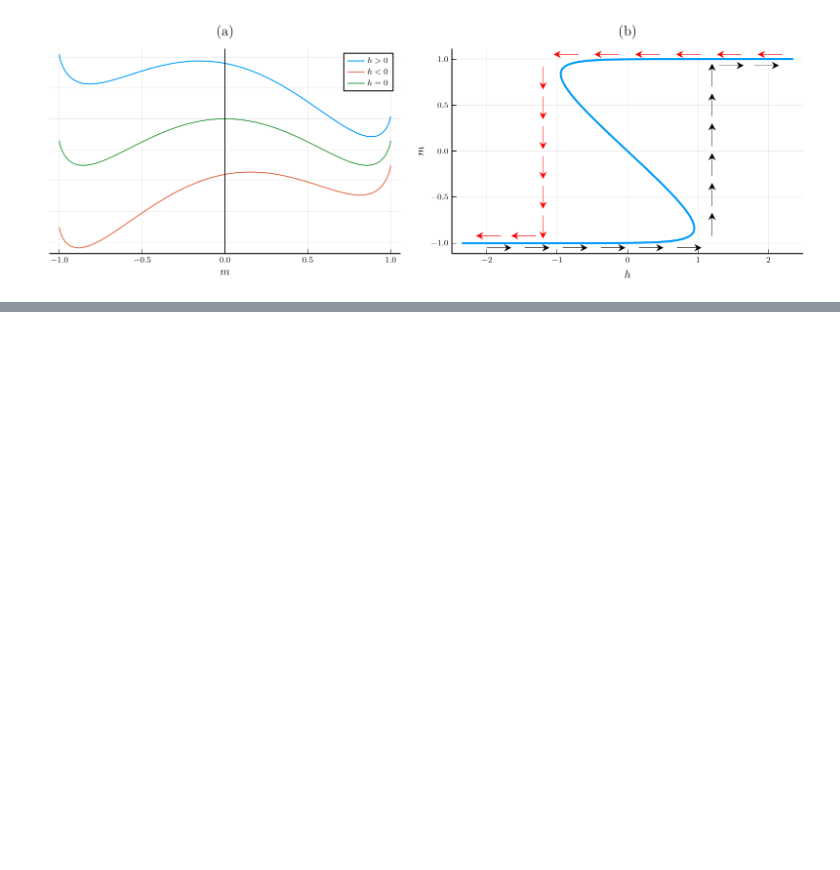
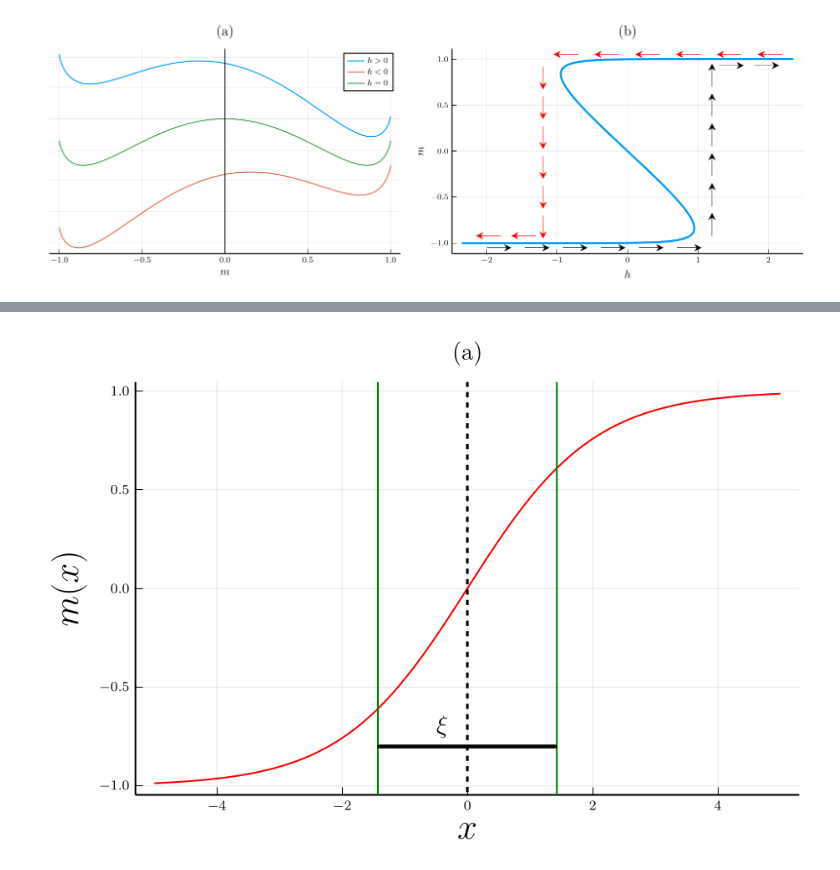
Before and after one commit to LoneWolf1304/Notes, a Jupyter notebook: AdvStatMech/codes/some_plots.ipynb, the cells around one changed output, grey strips where cells are left out. Cells and saved outputs as stored; diff of their text form; code cells hidden in the pictures; blank space fills up the shorter version.

```diff
--- a/AdvStatMech/codes/some_plots.ipynb
+++ b/AdvStatMech/codes/some_plots.ipynb
@@ -272,0 +294,27 @@ plot(p2,p1, size=(1100, 350))
+# %%
+pgfplotsx()
+Tarr = [0.3]
+c1 = RGB(0, 0, 1)
+c2 = RGB(1, 0, 0)
+plot(legend=:topleft,
+     legend_column=1)
+m(x,xo,T) = tanh((x-xo)/(sqrt(2)*(1/(1-T))))
+x = LinRange(-5,5,300)
+k=1
+for T in Tarr
+plot!(x, m.(x,0,T), c="red", label="")
+vline!([-1/(1-T), 1/(1-T)], label="", c="green")
+k+=1
+end
+vline!([0], ls=:dash, lw=1.5, c="black", label="")
+plot!(xlabel=L"x", ylabel=L"m(x)", guidefontsize=20, labelfontsize=20, title="(a)")
+T=0.3
+width = 1/(1-T)
+p2=plot!([-width, width], [-0.8, -0.8],
+      arrow = (:both, 2.0),
+      lw = 2,
+      c = :black,
+      label = "")
+      annotate!([(-0.4,-0.7, L"\xi")], label="")
+# %% [output]
+[figure, added]
```
Also changed, not shown: parts of 7 cells of this notebook, 10 other files.
